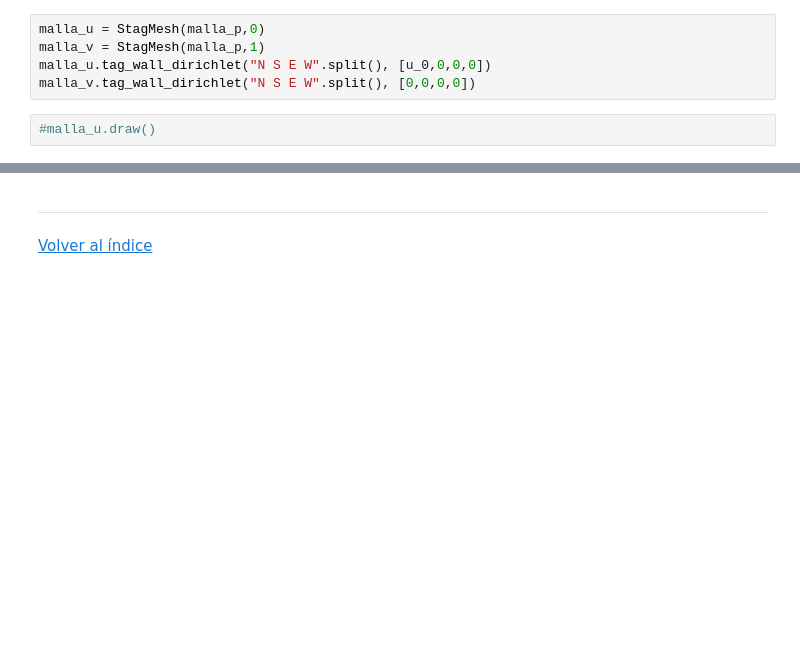
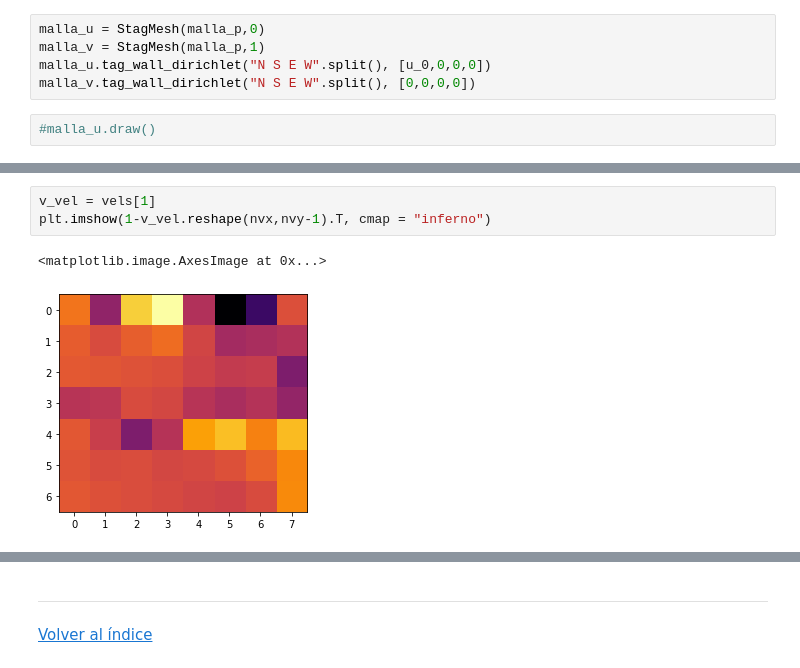
Before and after one commit to OscarAlvaradoM/Tesis, a Jupyter notebook: notebooks/Gradiente_presion.ipynb, the cells around one changed output, grey strips where cells are left out. Saved outputs shown, nothing was run; the diff lists cells and outputs as text; blank space fills up the shorter version.

```diff
--- a/notebooks/Gradiente_presion.ipynb
+++ b/notebooks/Gradiente_presion.ipynb
@@ -1351,0 +1444,6 @@ array([[[ 0.23324926],
+# %%
+v_vel = vels[1]
+plt.imshow(1-v_vel.reshape(nvx,nvy-1).T, cmap = "inferno")
+# %% [output]
+<matplotlib.image.AxesImage at 0x...>
+[figure, added]
```
Also changed, not shown: parts of 17 cells of this notebook.
